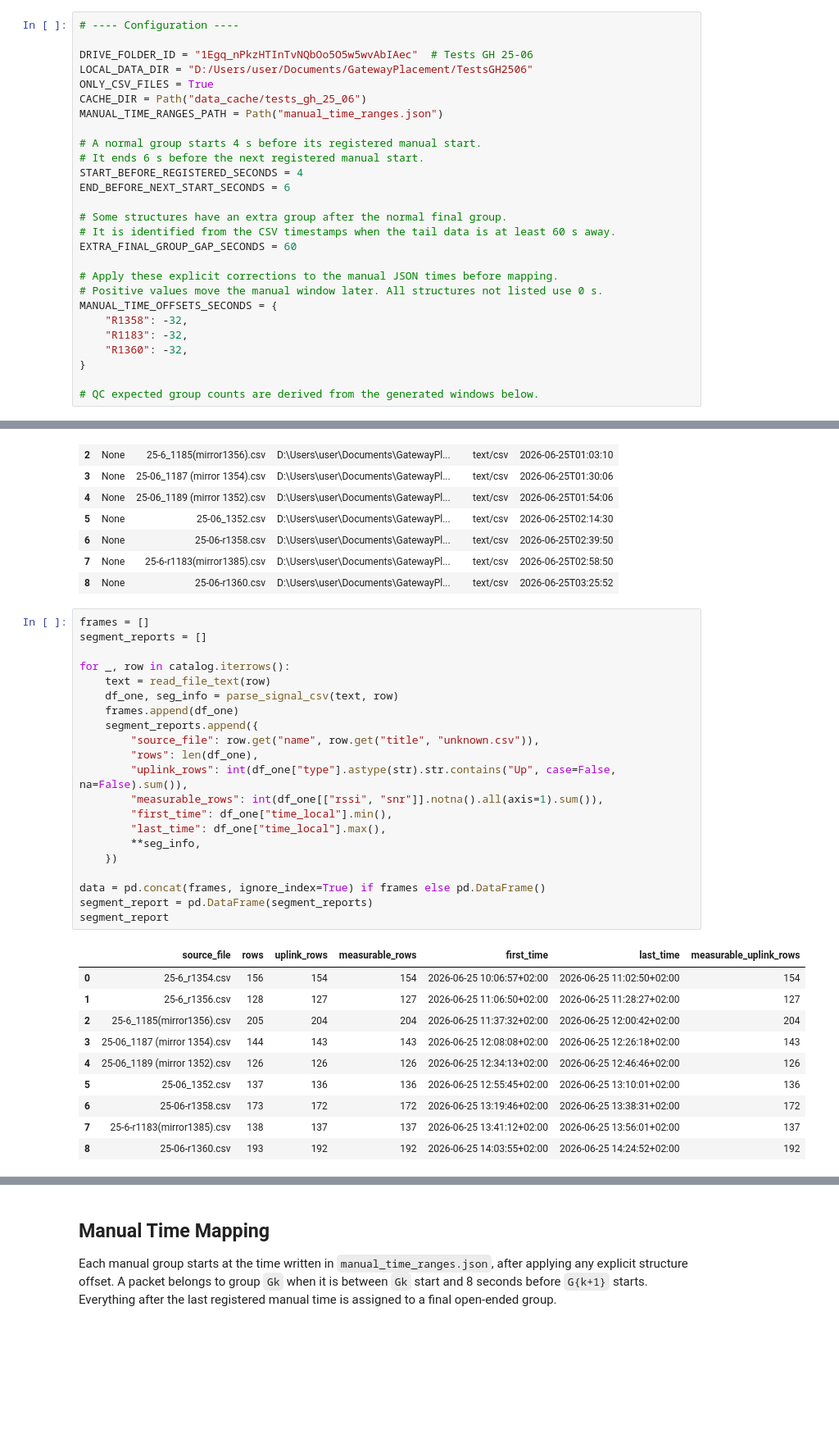
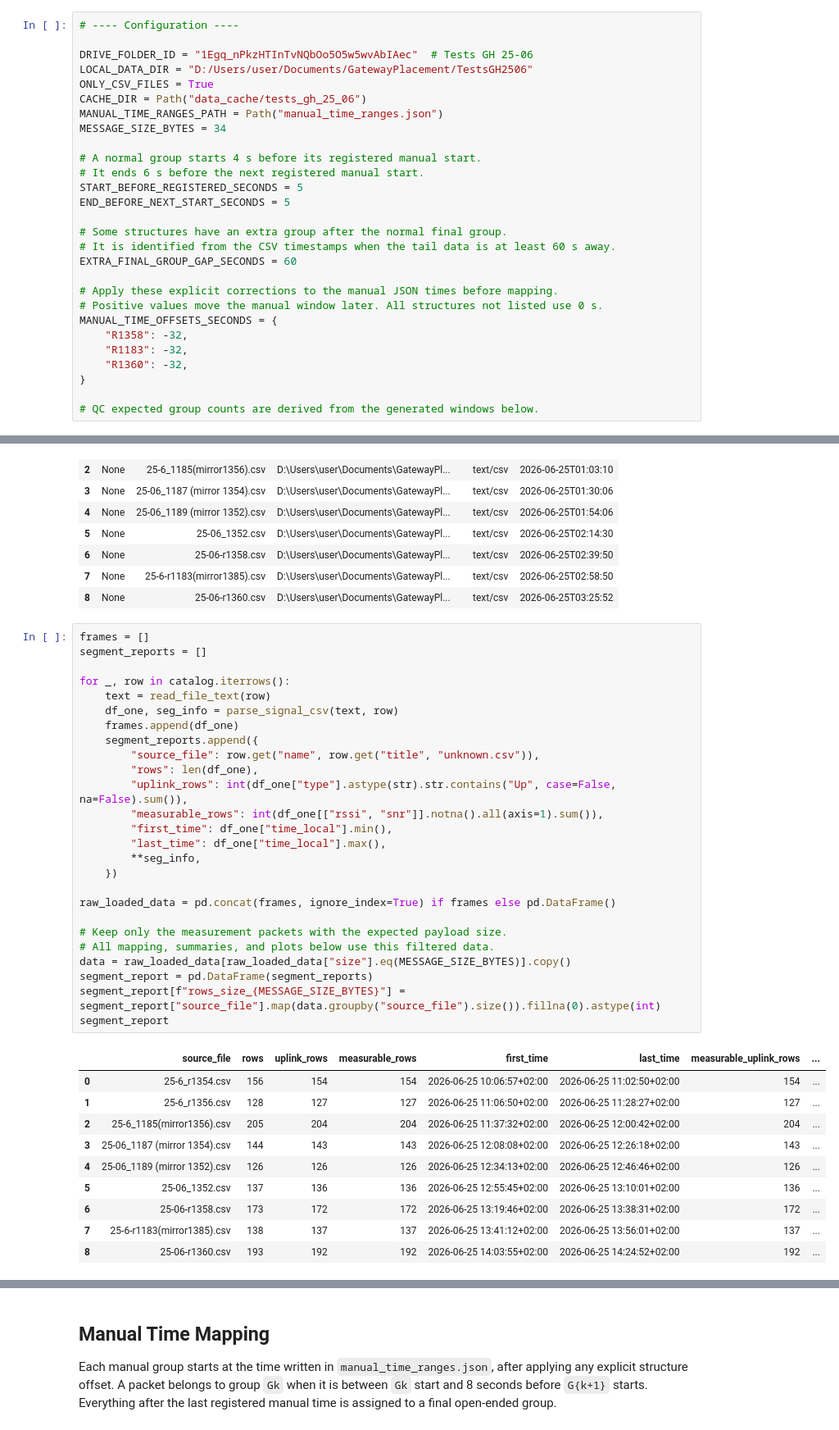
Before and after one commit to Andresfgomez970/LorawanPlacement, a Jupyter notebook: read_tests_gh_25_06 copy.ipynb, the cells around one changed output, grey strips where cells are left out. Shown at 82% size. Saved outputs shown, nothing was run; the diff lists cells and outputs as text; blank space fills up the shorter version.

```diff
--- a/read_tests_gh_25_06 copy.ipynb
+++ b/read_tests_gh_25_06 copy.ipynb
@@ -28,11 +28,12 @@ LOCAL_DATA_DIR = "D:/Users/user/Documents/GatewayPlacement/TestsGH2506"
 ONLY_CSV_FILES = True
 CACHE_DIR = Path("data_cache/tests_gh_25_06")
 MANUAL_TIME_RANGES_PATH = Path("manual_time_ranges.json")
+MESSAGE_SIZE_BYTES = 34
 
 # A normal group starts 4 s before its registered manual start.
 # It ends 6 s before the next registered manual start.
-START_BEFORE_REGISTERED_SECONDS = 4
-END_BEFORE_NEXT_START_SECONDS = 6
+START_BEFORE_REGISTERED_SECONDS = 5
+END_BEFORE_NEXT_START_SECONDS = 5
 
 # Some structures have an extra group after the normal final group.
 # It is identified from the CSV timestamps when the tail data is at least 60 s away.
@@ -255,35 +256,40 @@ catalog
 # %%
 frames = []
 segment_reports = []
 
 for _, row in catalog.iterrows():
     text = read_file_text(row)
     df_one, seg_info = parse_signal_csv(text, row)
     frames.append(df_one)
     segment_reports.append({
         "source_file": row.get("name", row.get("title", "unknown.csv")),
         "rows": len(df_one),
         "uplink_rows": int(df_one["type"].astype(str).str.contains("Up", case=False, na=False).sum()),
         "measurable_rows": int(df_one[["rssi", "snr"]].notna().all(axis=1).sum()),
         "first_time": df_one["time_local"].min(),
         "last_time": df_one["time_local"].max(),
         **seg_info,
     })
 
-data = pd.concat(frames, ignore_index=True) if frames else pd.DataFrame()
+raw_loaded_data = pd.concat(frames, ignore_index=True) if frames else pd.DataFrame()
+
+# Keep only the measurement packets with the expected payload size.
+# All mapping, summaries, and plots below use this filtered data.
+data = raw_loaded_data[raw_loaded_data["size"].eq(MESSAGE_SIZE_BYTES)].copy()
 segment_report = pd.DataFrame(segment_reports)
+segment_report[f"rows_size_{MESSAGE_SIZE_BYTES}"] = segment_report["source_file"].map(data.groupby("source_file").size()).fillna(0).astype(int)
 segment_report
 # %% [output]
-|  | source_file | rows | uplink_rows | measurable_rows | first_time | last_time | measurable_uplink_rows |
-| 0 | 25-6_r1354.csv | 156 | 154 | 154 | 2026-06-25 10:06:57+02:00 | 2026-06-25 11:02:50+02:00 | 154 |
-| 1 | 25-6_r1356.csv | 128 | 127 | 127 | 2026-06-25 11:06:50+02:00 | 2026-06-25 11:28:27+02:00 | 127 |
-| 2 | 25-6_1185(mirror1356).csv | 205 | 204 | 204 | 2026-06-25 11:37:32+02:00 | 2026-06-25 12:00:42+02:00 | 204 |
-| 3 | 25-06_1187 (mirror 1354).csv | 144 | 143 | 143 | 2026-06-25 12:08:08+02:00 | 2026-06-25 12:26:18+02:00 | 143 |
-| 4 | 25-06_1189 (mirror 1352).csv | 126 | 126 | 126 | 2026-06-25 12:34:13+02:00 | 2026-06-25 12:46:46+02:00 | 126 |
-| 5 | 25-06_1352.csv | 137 | 136 | 136 | 2026-06-25 12:55:45+02:00 | 2026-06-25 13:10:01+02:00 | 136 |
-| 6 | 25-06-r1358.csv | 173 | 172 | 172 | 2026-06-25 13:19:46+02:00 | 2026-06-25 13:38:31+02:00 | 172 |
-| 7 | 25-6-r1183(mirror1385).csv | 138 | 137 | 137 | 2026-06-25 13:41:12+02:00 | 2026-06-25 13:56:01+02:00 | 137 |
-| 8 | 25-06-r1360.csv | 193 | 192 | 192 | 2026-06-25 14:03:55+02:00 | 2026-06-25 14:24:52+02:00 | 192 |
+|  | source_file | rows | uplink_rows | measurable_rows | first_time | last_time | measurable_uplink_rows | ... |
+| 0 | 25-6_r1354.csv | 156 | 154 | 154 | 2026-06-25 10:06:57+02:00 | 2026-06-25 11:02:50+02:00 | 154 | ... |
+| 1 | 25-6_r1356.csv | 128 | 127 | 127 | 2026-06-25 11:06:50+02:00 | 2026-06-25 11:28:27+02:00 | 127 | ... |
+| 2 | 25-6_1185(mirror1356).csv | 205 | 204 | 204 | 2026-06-25 11:37:32+02:00 | 2026-06-25 12:00:42+02:00 | 204 | ... |
+| 3 | 25-06_1187 (mirror 1354).csv | 144 | 143 | 143 | 2026-06-25 12:08:08+02:00 | 2026-06-25 12:26:18+02:00 | 143 | ... |
+| 4 | 25-06_1189 (mirror 1352).csv | 126 | 126 | 126 | 2026-06-25 12:34:13+02:00 | 2026-06-25 12:46:46+02:00 | 126 | ... |
+| 5 | 25-06_1352.csv | 137 | 136 | 136 | 2026-06-25 12:55:45+02:00 | 2026-06-25 13:10:01+02:00 | 136 | ... |
+| 6 | 25-06-r1358.csv | 173 | 172 | 172 | 2026-06-25 13:19:46+02:00 | 2026-06-25 13:38:31+02:00 | 172 | ... |
+| 7 | 25-6-r1183(mirror1385).csv | 138 | 137 | 137 | 2026-06-25 13:41:12+02:00 | 2026-06-25 13:56:01+02:00 | 137 | ... |
+| 8 | 25-06-r1360.csv | 193 | 192 | 192 | 2026-06-25 14:03:55+02:00 | 2026-06-25 14:24:52+02:00 | 192 | ... |
 # %%
 file_summary = (
     data.groupby(["source_file", "primary_id", "mirror_id"], dropna=False)
```
Also changed, not shown: parts of 6 cells of this notebook, 1 other file.
